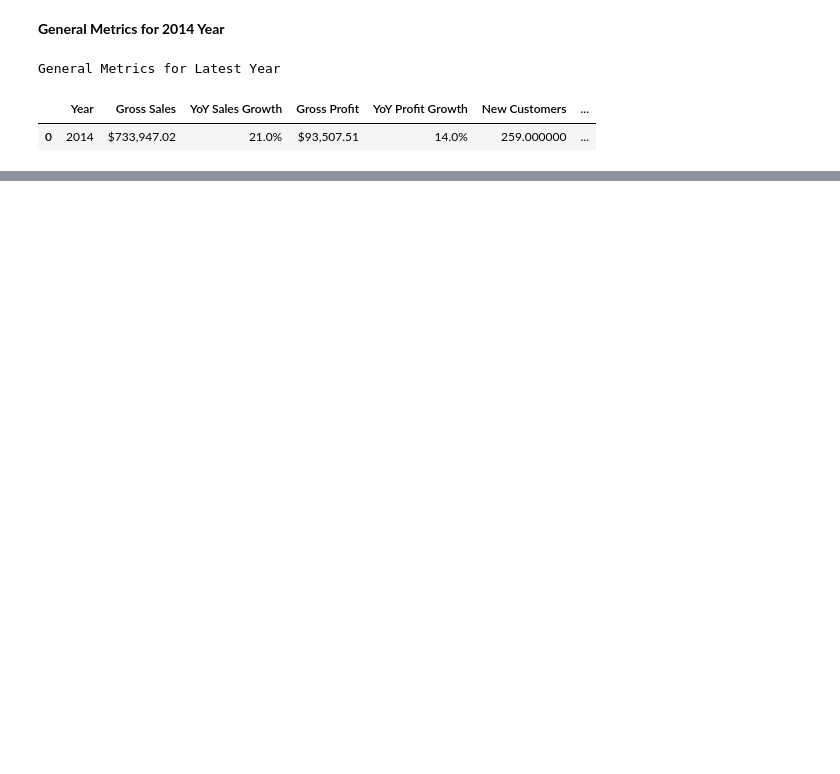
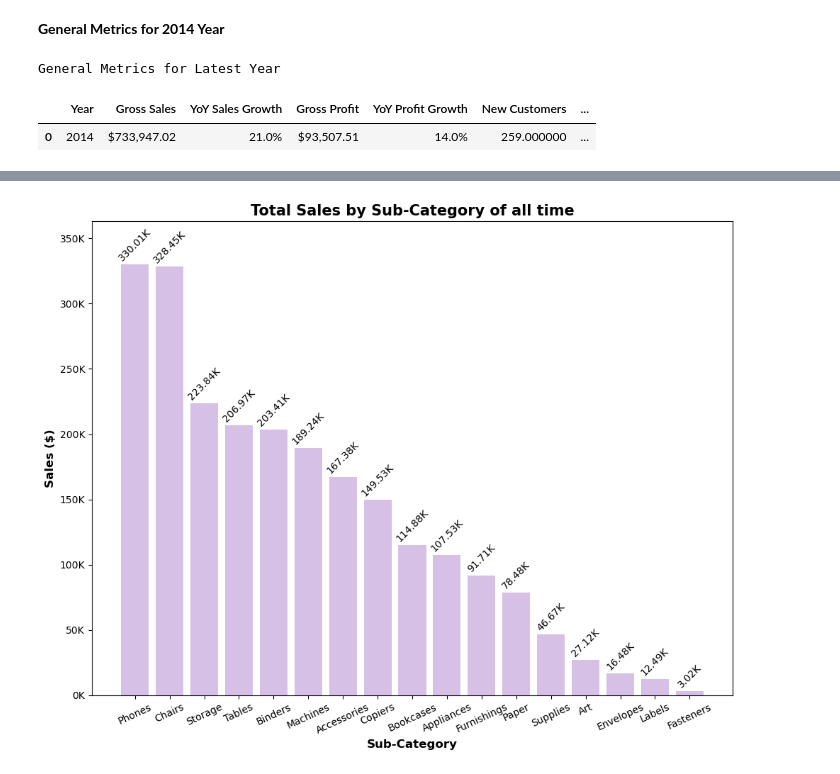
Before and after one commit to annugit1655/Global-Superstore-Project, a Jupyter notebook: notebooks/order-return-US-sales-analysis.ipynb, the cells around one changed output, grey strips where cells are left out. Saved outputs shown, nothing was run; the diff lists cells and outputs as text; code cells hidden in the pictures; blank space fills up the shorter version.

Commit message:
category_analysis

```diff
--- a/notebooks/order-return-US-sales-analysis.ipynb
+++ b/notebooks/order-return-US-sales-analysis.ipynb
@@ -2228,0 +2274,13 @@ General Metrics for Latest Year
+# %%
+sub_category_df = (
+    us_merged_df.groupby(['sub-category'], as_index=False)
+    .agg({
+        'sales' : 'sum',
+        'profit' : 'sum',
+        'quantity' : 'sum'
+    })
+    .sort_values(by='sales', ascending=False)
+    .round(2)
+    .reset_index(drop=True)
+)
+display(sub_category_df.head())
@@ -2228,0 +2294,34 @@ General Metrics for Latest Year
+# %%
+# Visualization of sub-category and its sales
+scale = sub_category_df['sales'].max()
+
+# Create plot
+fig, ax = plt.subplots(figsize=(10,8))
+ax.bar(
+    sub_category_df['sub-category'], sub_category_df['sales'],
+    color = "#813daf52"
+)
+# Add text label above bar
+for i, row in sub_category_df.iterrows():
+    ax.text(
+        row['sub-category'], row['sales']+1000,
+        f"{row['sales']/1000:.2f}K", ha='center', va='bottom',
+        rotation =45,fontsize=10, color='k'
+    )
+
+# Format y-axis and rotate x-axis
+ax.set_ylim(0, scale * 1.1)
+ax.set_yticks(np.arange(0, scale * 1.1, 50000))
+ax.set_yticklabels([f"{val/1000:.0f}K" for val in ax.get_yticks()])
+ax.tick_params(axis='x', rotation=25)
+
+# Add label and title
+ax.set_ylabel("Sales ($)", fontsize=12, fontweight='bold')
+ax.set_xlabel("Sub-Category", fontsize=12, fontweight='bold')
+ax.set_title("Total Sales by Sub-Category of all time", fontsize=15, fontweight='bold')
+
+# Add layout
+plt.tight_layout()
+plt.show()
+# %% [output]
+[figure, added]
```
Also changed, not shown: parts of 8 cells of this notebook.
